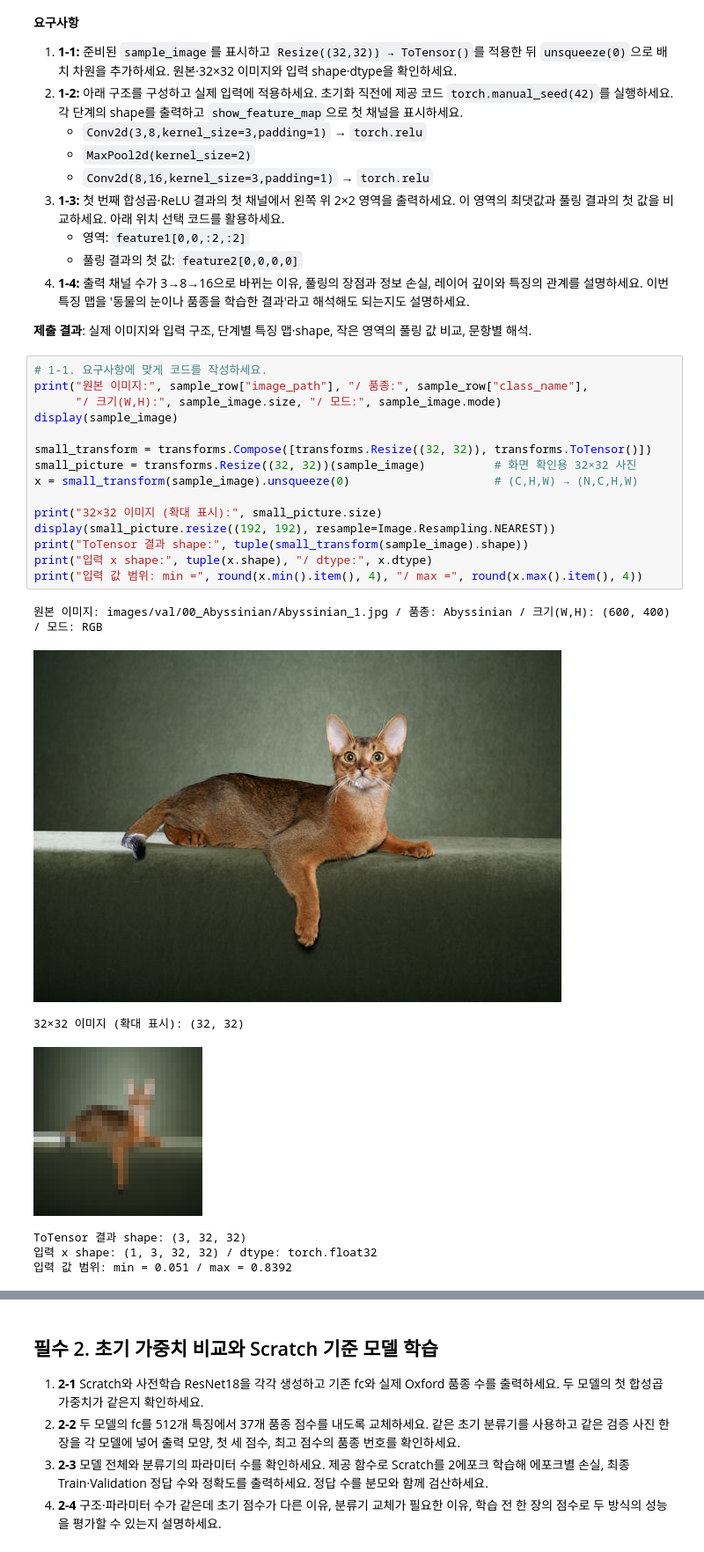
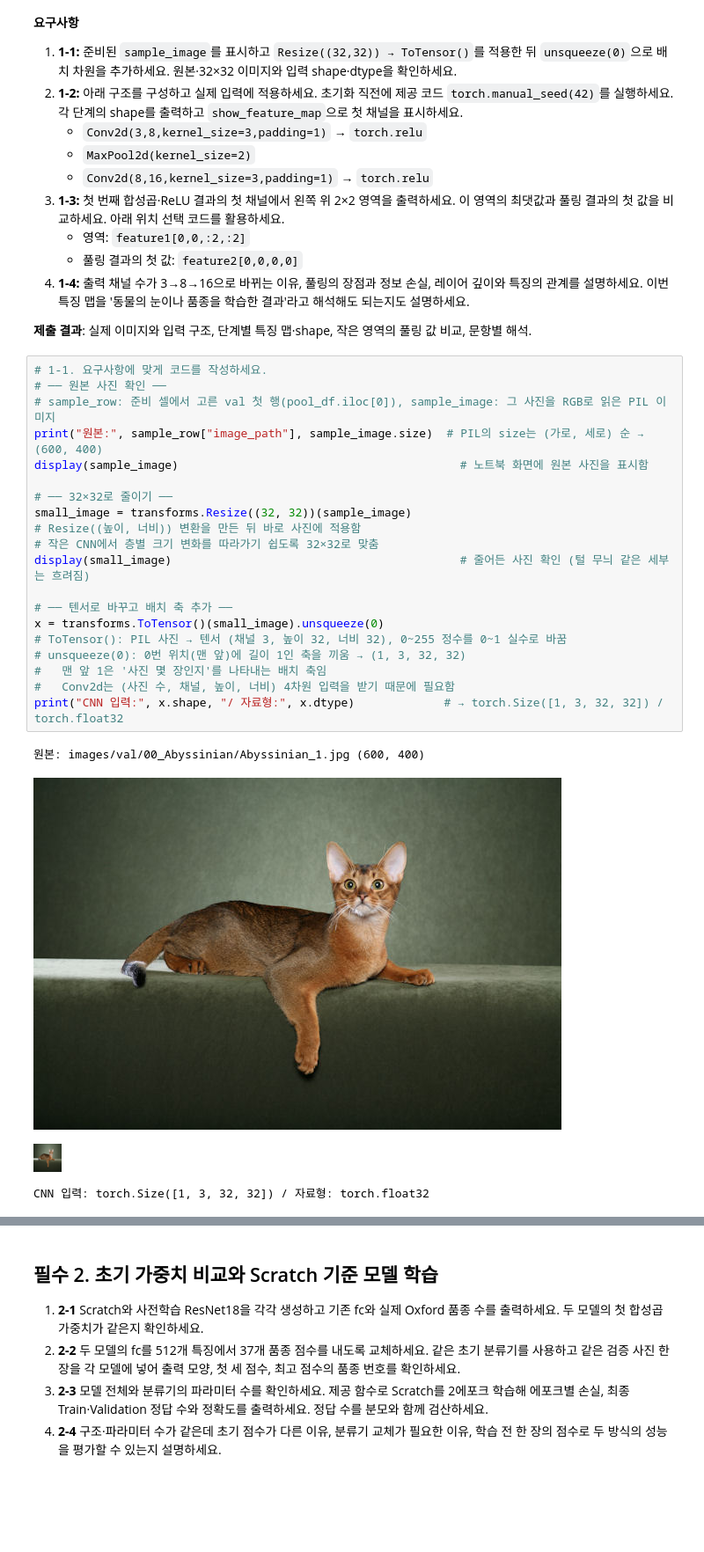
Before and after one commit to mong06701/ImageAnalysis_myh, a Jupyter notebook: 2장1강 CNN과 사전학습 모델 실습문제 .ipynb, the cells around one changed output, grey strips where cells are left out. Shown at 88% size. Saved outputs shown, nothing was run; the diff lists cells and outputs as text; blank space fills up the shorter version.

```diff
--- a/2장1강 CNN과 사전학습 모델 실습문제.ipynb
+++ b/2장1강 CNN과 사전학습 모델 실습문제 .ipynb
@@ -229,24 +229,26 @@ def fit_and_measure(model, method):
 **제출 결과**: 실제 이미지와 입력 구조, 단계별 특징 맵·shape, 작은 영역의 풀링 값 비교, 문항별 해석.
 # %%
 # 1-1. 요구사항에 맞게 코드를 작성하세요.
-print("원본 이미지:", sample_row["image_path"], "/ 품종:", sample_row["class_name"],
-      "/ 크기(W,H):", sample_image.size, "/ 모드:", sample_image.mode)
-display(sample_image)
+# ── 원본 사진 확인 ──
+# sample_row: 준비 셀에서 고른 val 첫 행(pool_df.iloc[0]), sample_image: 그 사진을 RGB로 읽은 PIL 이미지
+print("원본:", sample_row["image_path"], sample_image.size)  # PIL의 size는 (가로, 세로) 순 → (600, 400)
+display(sample_image)                                         # 노트북 화면에 원본 사진을 표시함
 
-small_transform = transforms.Compose([transforms.Resize((32, 32)), transforms.ToTensor()])
-small_picture = transforms.Resize((32, 32))(sample_image)          # 화면 확인용 32×32 사진
-x = small_transform(sample_image).unsqueeze(0)                     # (C,H,W) → (N,C,H,W)
+# ── 32×32로 줄이기 ──
+small_image = transforms.Resize((32, 32))(sample_image)
+# Resize((높이, 너비)) 변환을 만든 뒤 바로 사진에 적용함
+# 작은 CNN에서 층별 크기 변화를 따라가기 쉽도록 32×32로 맞춤
+display(small_image)                                          # 줄어든 사진 확인 (털 무늬 같은 세부는 흐려짐)
 
-print("32×32 이미지 (확대 표시):", small_picture.size)
-display(small_picture.resize((192, 192), resample=Image.Resampling.NEAREST))
-print("ToTensor 결과 shape:", tuple(small_transform(sample_image).shape))
-print("입력 x shape:", tuple(x.shape), "/ dtype:", x.dtype)
-print("입력 값 범위: min =", round(x.min().item(), 4), "/ max =", round(x.max().item(), 4))
+# ── 텐서로 바꾸고 배치 축 추가 ──
+x = transforms.ToTensor()(small_image).unsqueeze(0)
+# ToTensor(): PIL 사진 → 텐서 (채널 3, 높이 32, 너비 32), 0~255 정수를 0~1 실수로 바꿈
+# unsqueeze(0): 0번 위치(맨 앞)에 길이 1인 축을 끼움 → (1, 3, 32, 32)
+#   맨 앞 1은 '사진 몇 장인지'를 나타내는 배치 축임
+#   Conv2d는 (사진 수, 채널, 높이, 너비) 4차원 입력을 받기 때문에 필요함
+print("CNN 입력:", x.shape, "/ 자료형:", x.dtype)             # → torch.Size([1, 3, 32, 32]) / torch.float32
 # %% [output]
-원본 이미지: images/val/00_Abyssinian/Abyssinian_1.jpg / 품종: Abyssinian / 크기(W,H): (600, 400) / 모드: RGB
+원본: images/val/00_Abyssinian/Abyssinian_1.jpg (600, 400)
 [figure]
+[figure]
-32×32 이미지 (확대 표시): (32, 32)
+CNN 입력: torch.Size([1, 3, 32, 32]) / 자료형: torch.float32
-[figure]
-ToTensor 결과 shape: (3, 32, 32)
-입력 x shape: (1, 3, 32, 32) / dtype: torch.float32
-입력 값 범위: min = 0.051 / max = 0.8392
```
Also changed, not shown: parts of 22 cells of this notebook, 15 other files.
